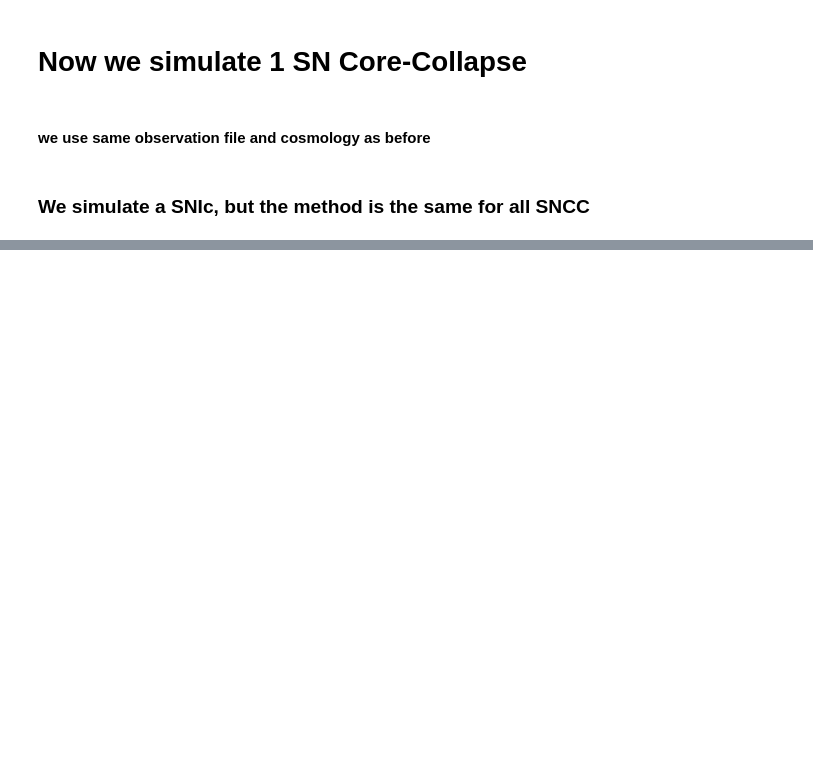
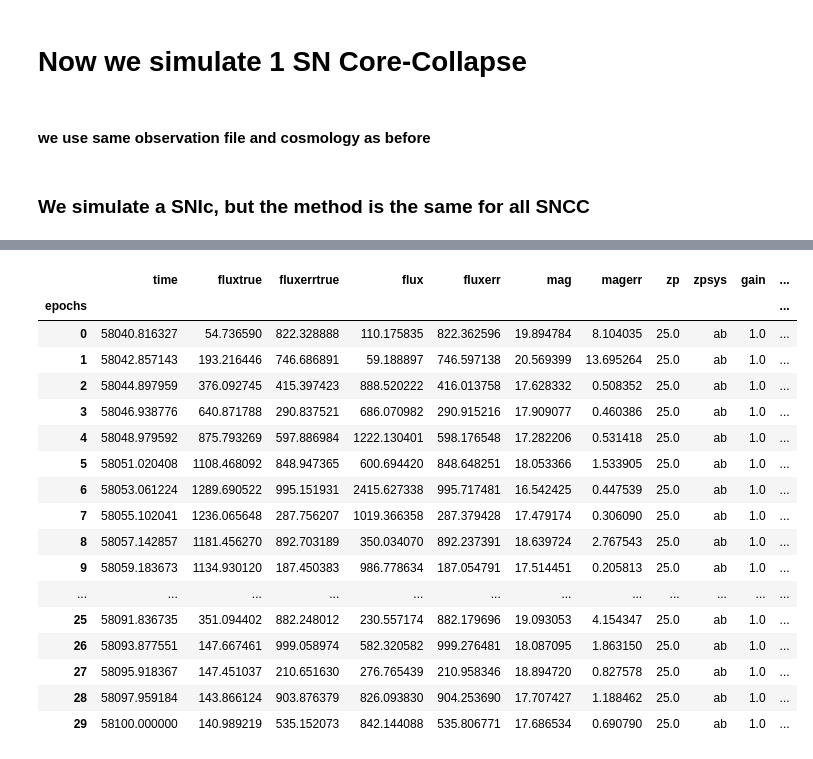
Before and after one commit to bastiencarreres/snsim, a Jupyter notebook: Examples/SNSim_one_SN_LC_simulation.ipynb, the cells around one changed output, grey strips where cells are left out. Saved outputs shown, nothing was run; the diff lists cells and outputs as text; code cells hidden in the pictures; blank space fills up the shorter version.

```diff
--- a/Examples/SNSim_one_SN_LC_simulation.ipynb
+++ b/Examples/SNSim_one_SN_LC_simulation.ipynb
@@ -240,14 +236,12 @@ sn_par = {'zcos': zcos,
           't0': 58057, #simulated peak time of the event
           'ra': coords[0],
           'dec': coords[1],
-          'mag_sct': 0.3,
+          'coh_sct': 0.3,
           'M0': -18,
-          'mod_fcov': False
+          'model_name': 'v19-2007gr' # Name of sncosmo built-in source
            }
 
-# Set the sncosmo model for SNIc
-sn_source = snsim.utils.init_sn_source('v19-2007gr') #name of sncosmo built-in source
 
 
 #Init SNIc object
-SNIc = snsim.astrobj.SNIc(sn_source, sn_par)
+SNIc = snsim.astrobj.SNIc(sn_par)
@@ -277,6 +290,25 @@ epochs
 # %%
 #simulate the LC
-lc=SNIc.gen_flux(epochs,np.random.default_rng(1200))
+lc=SNIc.gen_flux(epochs)
 lc
+# %% [output]
+|  | time | fluxtrue | fluxerrtrue | flux | fluxerr | mag | magerr | zp | zpsys | gain | ... |
+| epochs |  |  |  |  |  |  |  |  |  |  | ... |
+| 0 | 58040.816327 | 54.736590 | 822.328888 | 110.175835 | 822.362596 | 19.894784 | 8.104035 | 25.0 | ab | 1.0 | ... |
+| 1 | 58042.857143 | 193.216446 | 746.686891 | 59.188897 | 746.597138 | 20.569399 | 13.695264 | 25.0 | ab | 1.0 | ... |
+| 2 | 58044.897959 | 376.092745 | 415.397423 | 888.520222 | 416.013758 | 17.628332 | 0.508352 | 25.0 | ab | 1.0 | ... |
+| 3 | 58046.938776 | 640.871788 | 290.837521 | 686.070982 | 290.915216 | 17.909077 | 0.460386 | 25.0 | ab | 1.0 | ... |
+| 4 | 58048.979592 | 875.793269 | 597.886984 | 1222.130401 | 598.176548 | 17.282206 | 0.531418 | 25.0 | ab | 1.0 | ... |
+| 5 | 58051.020408 | 1108.468092 | 848.947365 | 600.694420 | 848.648251 | 18.053366 | 1.533905 | 25.0 | ab | 1.0 | ... |
+| 6 | 58053.061224 | 1289.690522 | 995.151931 | 2415.627338 | 995.717481 | 16.542425 | 0.447539 | 25.0 | ab | 1.0 | ... |
+| 7 | 58055.102041 | 1236.065648 | 287.756207 | 1019.366358 | 287.379428 | 17.479174 | 0.306090 | 25.0 | ab | 1.0 | ... |
+| 8 | 58057.142857 | 1181.456270 | 892.703189 | 350.034070 | 892.237391 | 18.639724 | 2.767543 | 25.0 | ab | 1.0 | ... |
+| 9 | 58059.183673 | 1134.930120 | 187.450383 | 986.778634 | 187.054791 | 17.514451 | 0.205813 | 25.0 | ab | 1.0 | ... |
+| ... | ... | ... | ... | ... | ... | ... | ... | ... | ... | ... | ... |
+| 25 | 58091.836735 | 351.094402 | 882.248012 | 230.557174 | 882.179696 | 19.093053 | 4.154347 | 25.0 | ab | 1.0 | ... |
+| 26 | 58093.877551 | 147.667461 | 999.058974 | 582.320582 | 999.276481 | 18.087095 | 1.863150 | 25.0 | ab | 1.0 | ... |
+| 27 | 58095.918367 | 147.451037 | 210.651630 | 276.765439 | 210.958346 | 18.894720 | 0.827578 | 25.0 | ab | 1.0 | ... |
+| 28 | 58097.959184 | 143.866124 | 903.876379 | 826.093830 | 904.253690 | 17.707427 | 1.188462 | 25.0 | ab | 1.0 | ... |
+| 29 | 58100.000000 | 140.989219 | 535.152073 | 842.144088 | 535.806771 | 17.686534 | 0.690790 | 25.0 | ab | 1.0 | ... |
 # %%
 lc.attrs
```
Also changed, not shown: parts of 11 cells of this notebook, 3 other files.
